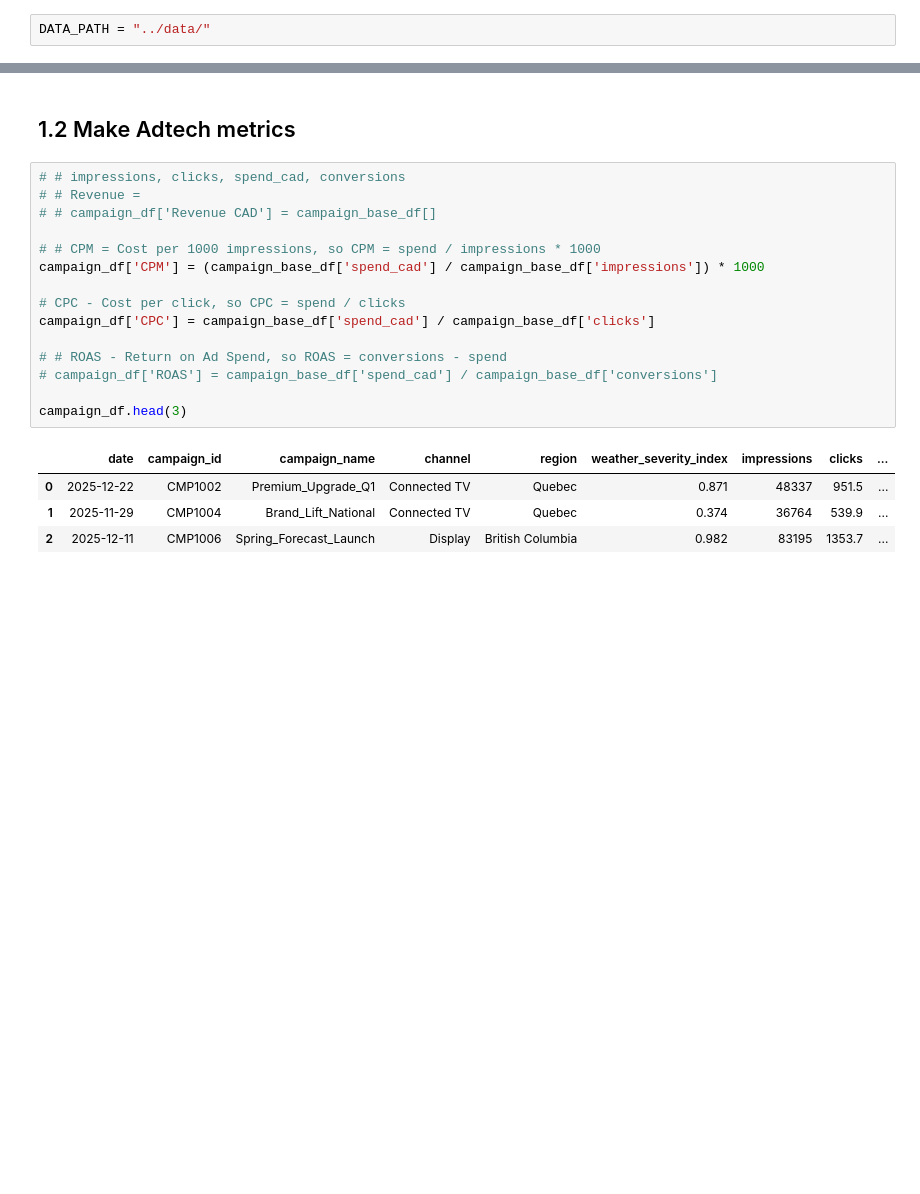
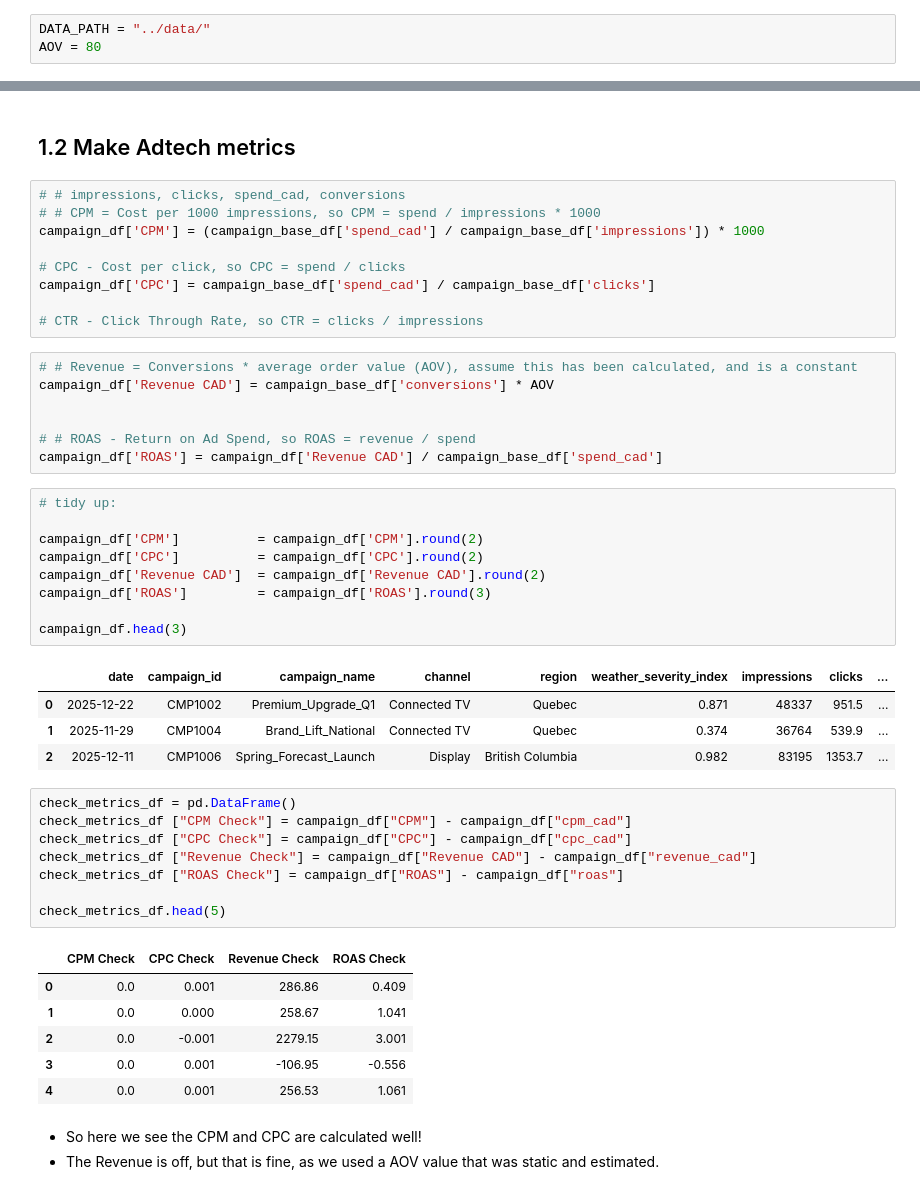
Before and after one commit to EzraGoldberg/portfolio-projects, a Jupyter notebook: 2. Tech Interview Prep/Weather Adtech Data Science/notebooks/Adtech_Prep.ipynb, the cells around one changed output, grey strips where cells are left out. Saved outputs shown, nothing was run; the diff lists cells and outputs as text; blank space fills up the shorter version.

Commit message:
added AOV assumption and metric calculations for CPM, CPC Revenue, and ROAS, and adding checks to see if calculations were done alright.

```diff
--- a/2. Tech Interview Prep/Weather Adtech Data Science/notebooks/Adtech_Prep.ipynb
+++ b/2. Tech Interview Prep/Weather Adtech Data Science/notebooks/Adtech_Prep.ipynb
@@ -44,6 +44,7 @@ import scipy
 ## Constants
 # %%
 DATA_PATH = "../data/"
+AOV = 80
 # %% [markdown]
 ## Load in Data
 # %%
@@ -141,21 +142,49 @@ users_df.describe()
 ## 1.2 Make Adtech metrics
 # %%
 # # impressions, clicks, spend_cad, conversions
-# # Revenue =
-# # campaign_df['Revenue CAD'] = campaign_base_df[]
-
 # # CPM = Cost per 1000 impressions, so CPM = spend / impressions * 1000
 campaign_df['CPM'] = (campaign_base_df['spend_cad'] / campaign_base_df['impressions']) * 1000
 
 # CPC - Cost per click, so CPC = spend / clicks
 campaign_df['CPC'] = campaign_base_df['spend_cad'] / campaign_base_df['clicks']
 
-# # ROAS - Return on Ad Spend, so ROAS = conversions - spend
-# campaign_df['ROAS'] = campaign_base_df['spend_cad'] / campaign_base_df['conversions']
-
-campaign_df.head(3)
+# CTR - Click Through Rate, so CTR = clicks / impressions
-# %% [output]
-|  | date | campaign_id | campaign_name | channel | region | weather_severity_index | impressions | clicks | ... |
-| 0 | 2025-12-22 | CMP1002 | Premium_Upgrade_Q1 | Connected TV | Quebec | 0.871 | 48337 | 951.5 | ... |
-| 1 | 2025-11-29 | CMP1004 | Brand_Lift_National | Connected TV | Quebec | 0.374 | 36764 | 539.9 | ... |
-| 2 | 2025-12-11 | CMP1006 | Spring_Forecast_Launch | Display | British Columbia | 0.982 | 83195 | 1353.7 | ... |
+# %%
+# # Revenue = Conversions * average order value (AOV), assume this has been calculated, and is a constant
+campaign_df['Revenue CAD'] = campaign_base_df['conversions'] * AOV
+
+
+# # ROAS - Return on Ad Spend, so ROAS = revenue / spend
+campaign_df['ROAS'] = campaign_df['Revenue CAD'] / campaign_base_df['spend_cad']
+# %%
+# tidy up:
+
+campaign_df['CPM']          = campaign_df['CPM'].round(2)
+campaign_df['CPC']          = campaign_df['CPC'].round(2)
+campaign_df['Revenue CAD']  = campaign_df['Revenue CAD'].round(2)
+campaign_df['ROAS']         = campaign_df['ROAS'].round(3)
+
+campaign_df.head(3)
+# %% [output]
+|  | date | campaign_id | campaign_name | channel | region | weather_severity_index | impressions | clicks | ... |
+| 0 | 2025-12-22 | CMP1002 | Premium_Upgrade_Q1 | Connected TV | Quebec | 0.871 | 48337 | 951.5 | ... |
+| 1 | 2025-11-29 | CMP1004 | Brand_Lift_National | Connected TV | Quebec | 0.374 | 36764 | 539.9 | ... |
+| 2 | 2025-12-11 | CMP1006 | Spring_Forecast_Launch | Display | British Columbia | 0.982 | 83195 | 1353.7 | ... |
+# %%
+check_metrics_df = pd.DataFrame()
+check_metrics_df ["CPM Check"] = campaign_df["CPM"] - campaign_df["cpm_cad"]
+check_metrics_df ["CPC Check"] = campaign_df["CPC"] - campaign_df["cpc_cad"]
+check_metrics_df ["Revenue Check"] = campaign_df["Revenue CAD"] - campaign_df["revenue_cad"]
+check_metrics_df ["ROAS Check"] = campaign_df["ROAS"] - campaign_df["roas"]
+
+check_metrics_df.head(5)
+# %% [output]
+|  | CPM Check | CPC Check | Revenue Check | ROAS Check |
+| 0 | 0.0 | 0.001 | 286.86 | 0.409 |
+| 1 | 0.0 | 0.000 | 258.67 | 1.041 |
+| 2 | 0.0 | -0.001 | 2279.15 | 3.001 |
+| 3 | 0.0 | 0.001 | -106.95 | -0.556 |
+| 4 | 0.0 | 0.001 | 256.53 | 1.061 |
+# %% [markdown]
+- So here we see the CPM and CPC are calculated well!
+- The Revenue is off, but that is fine, as we used a AOV value that was static and estimated.
```
Also changed, not shown: parts of 1 cell of this notebook.
